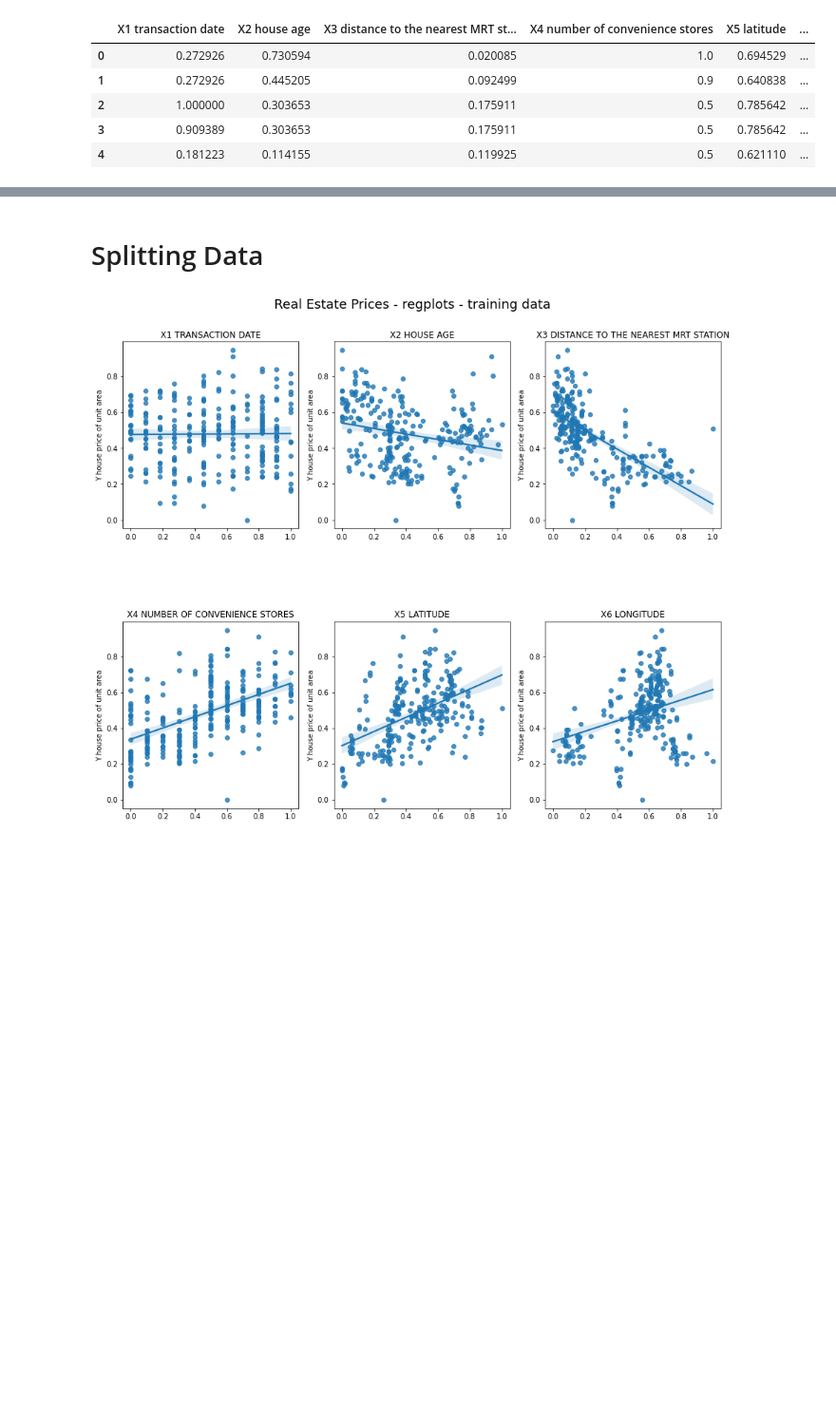
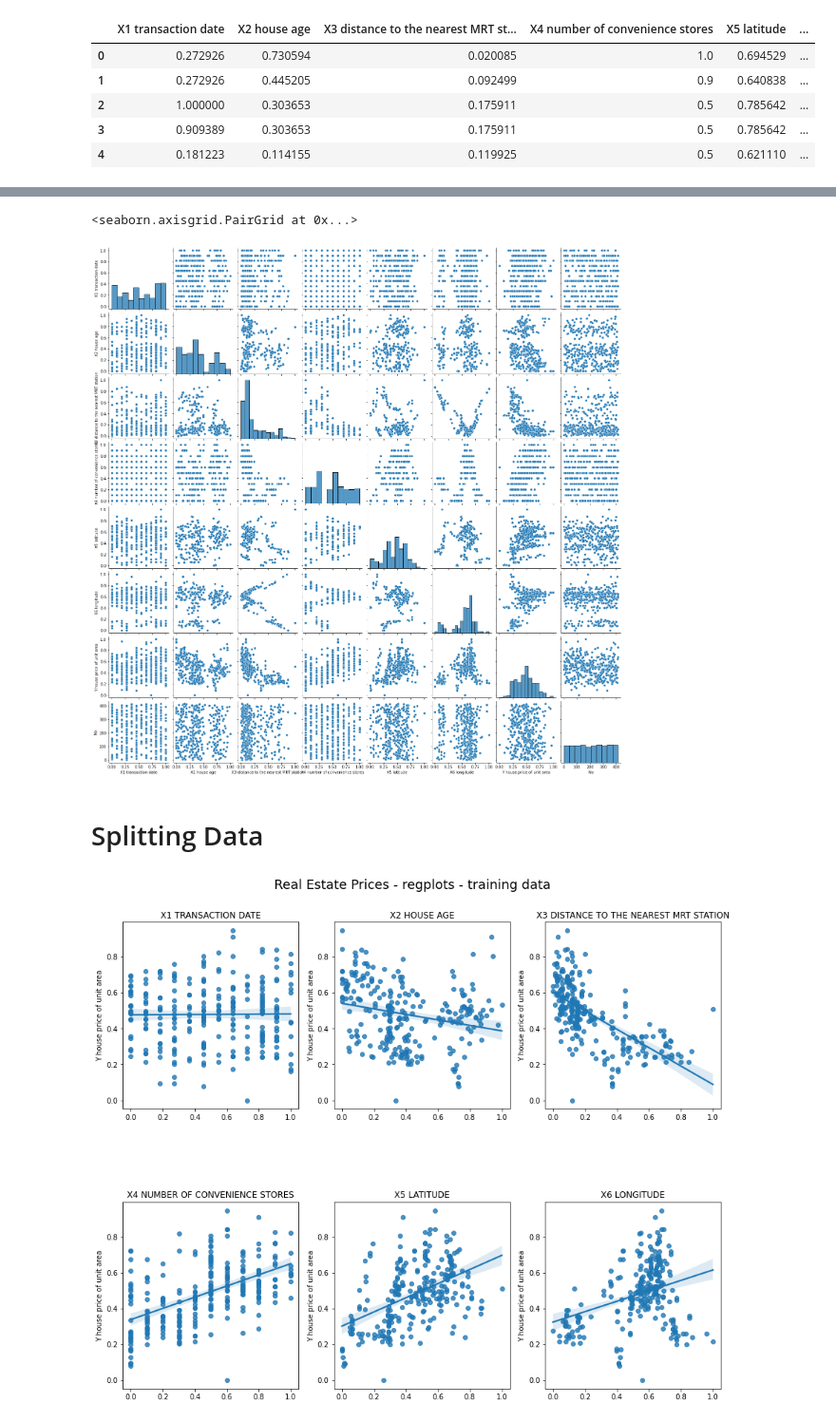
Before and after one commit to atharv4git/EDA-DP-FE--test, a Jupyter notebook: real estate price prediction/making a model.ipynb, the cells around one changed output, grey strips where cells are left out. Shown at 95% size. Saved outputs shown, nothing was run; the diff lists cells and outputs as text; code cells hidden in the pictures; blank space fills up the shorter version.

```diff
--- a/real estate price prediction/making a model.ipynb
+++ b/real estate price prediction/making a model.ipynb
@@ -18,3 +23,8 @@ data.head()
+# %%
+sns.pairplot(data)
+# %% [output]
+<seaborn.axisgrid.PairGrid at 0x...>
+[figure, added]
 # %% [markdown]
 # Splitting Data
 # %%
```
Also changed, not shown: parts of 2 cells of this notebook.
